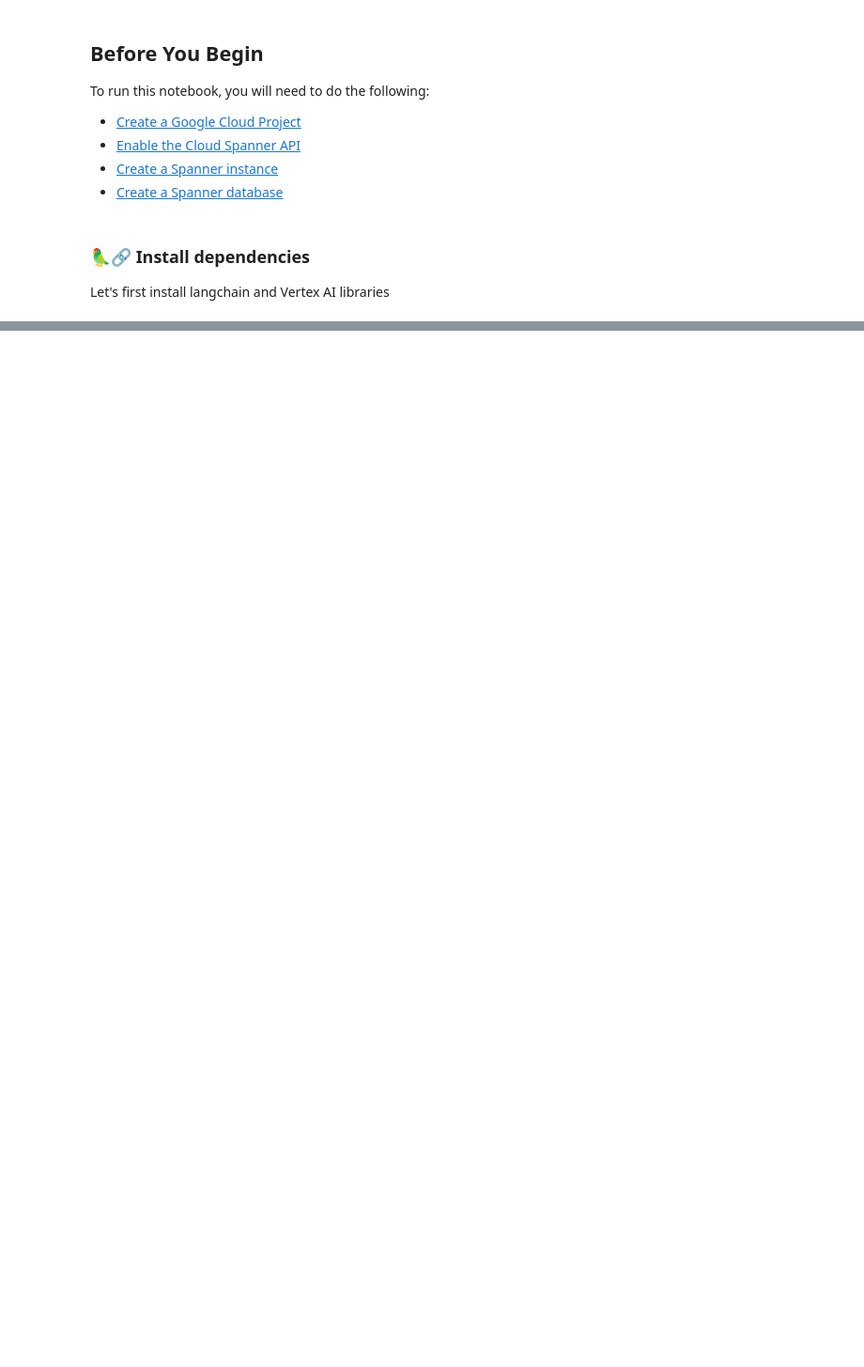
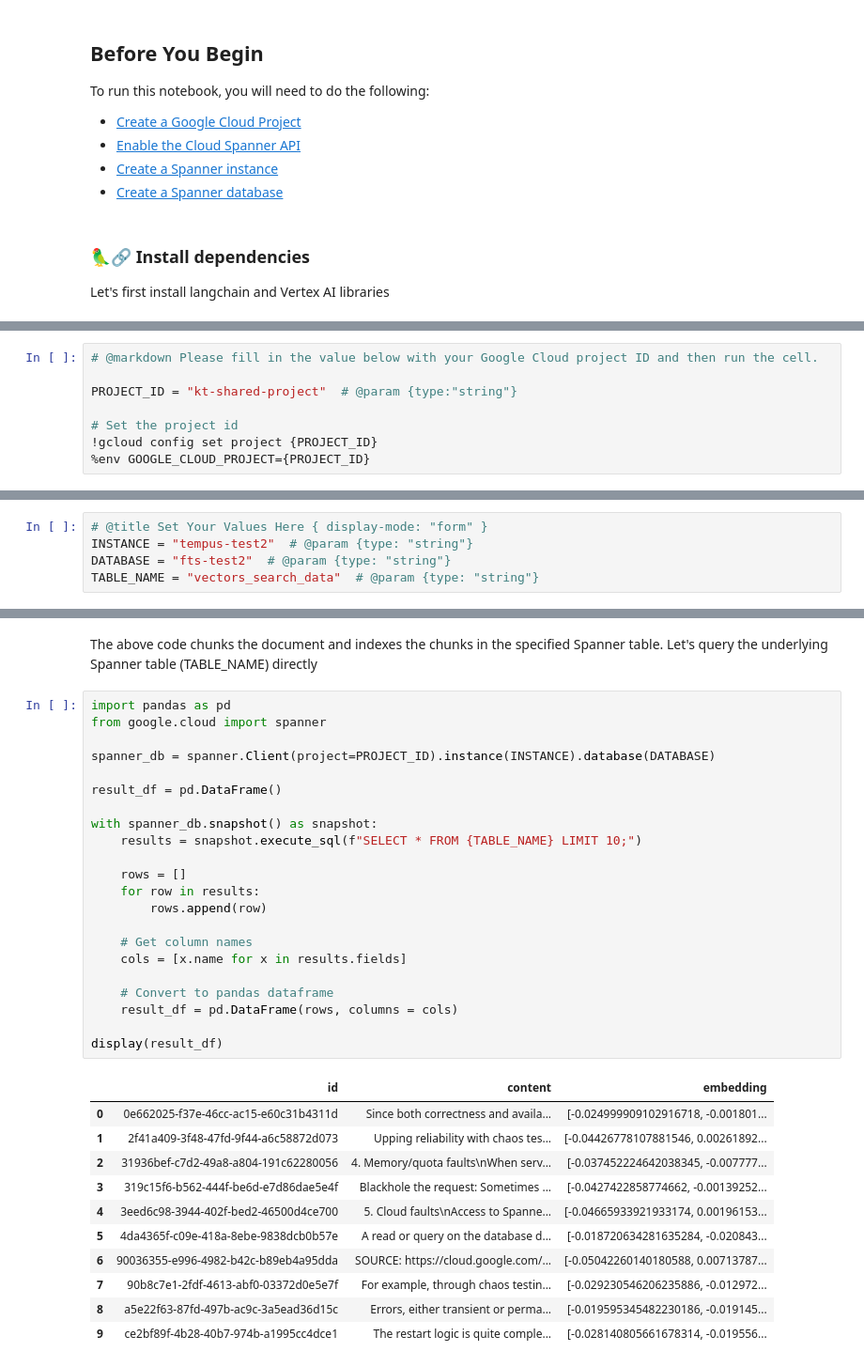
Before and after one commit to renovate-bot/GoogleCloudPlatform-_-spanner-vector-hybrid-search-samples, a Jupyter notebook: chunking/chunking-basics.ipynb, the cells around one changed output, grey strips where cells are left out. Shown at 94% size. Saved outputs shown, nothing was run; the diff lists cells and outputs as text; blank space fills up the shorter version.

Commit message:
Updated w/ chunking sample

```diff
--- a/chunking/chunking-basics.ipynb
+++ b/chunking/chunking-basics.ipynb
@@ -37,0 +67,8 @@ Let's first install langchain and Vertex AI libraries
+# %%
+# @markdown Please fill in the value below with your Google Cloud project ID and then run the cell.
+
+PROJECT_ID = "kt-shared-project"  # @param {type:"string"}
+
+# Set the project id
+!gcloud config set project {PROJECT_ID}
+%env GOOGLE_CLOUD_PROJECT={PROJECT_ID}
@@ -37,0 +87,5 @@ Let's first install langchain and Vertex AI libraries
+# %%
+# @title Set Your Values Here { display-mode: "form" }
+INSTANCE = "tempus-test2"  # @param {type: "string"}
+DATABASE = "fts-test2"  # @param {type: "string"}
+TABLE_NAME = "vectors_search_data"  # @param {type: "string"}
@@ -37,0 +192,36 @@ Let's first install langchain and Vertex AI libraries
+# %% [markdown]
+The above code chunks the document and indexes the chunks in the specified Spanner table. Let's query the underlying Spanner table (TABLE_NAME) directly
+# %%
+import pandas as pd
+from google.cloud import spanner
+
+spanner_db = spanner.Client(project=PROJECT_ID).instance(INSTANCE).database(DATABASE)
+
+result_df = pd.DataFrame()
+
+with spanner_db.snapshot() as snapshot:
+    results = snapshot.execute_sql(f"SELECT * FROM {TABLE_NAME} LIMIT 10;")
+
+    rows = []
+    for row in results:
+        rows.append(row)
+
+    # Get column names
+    cols = [x.name for x in results.fields]
+
+    # Convert to pandas dataframe
+    result_df = pd.DataFrame(rows, columns = cols)
+
+display(result_df)
+# %% [output]
+|  | id | content | embedding |
+| 0 | 0e662025-f37e-46cc-ac15-e60c31b4311d | Since both correctness and availa... | [-0.024999909102916718, -0.001801... |
+| 1 | 2f41a409-3f48-47fd-9f44-a6c58872d073 | Upping reliability with chaos tes... | [-0.04426778107881546, 0.00261892... |
+| 2 | 31936bef-c7d2-49a8-a804-191c62280056 | 4. Memory/quota faults\nWhen serv... | [-0.037452224642038345, -0.007777... |
+| 3 | 319c15f6-b562-444f-be6d-e7d86dae5e4f | Blackhole the request: Sometimes ... | [-0.0427422858774662, -0.00139252... |
+| 4 | 3eed6c98-3944-402f-bed2-46500d4ce700 | 5. Cloud faults\nAccess to Spanne... | [-0.04665933921933174, 0.00196153... |
+| 5 | 4da4365f-c09e-418a-8ebe-9838dcb0b57e | A read or query on the database d... | [-0.018720634281635284, -0.020843... |
+| 6 | 90036355-e996-4982-b42c-b89eb4a95dda | SOURCE: https://cloud.google.com/... | [-0.05042260140180588, 0.00713787... |
+| 7 | 90b8c7e1-2fdf-4613-abf0-03372d0e5e7f | For example, through chaos testin... | [-0.029230546206235886, -0.012972... |
+| 8 | a5e22f63-87fd-497b-ac9c-3a5ead36d15c | Errors, either transient or perma... | [-0.019595345482230186, -0.019145... |
+| 9 | ce2bf89f-4b28-40b7-974b-a1995cc4dce1 | The restart logic is quite comple... | [-0.028140805661678314, -0.019556... |
```
Also changed, not shown: parts of 30 cells of this notebook, 2 other files.
